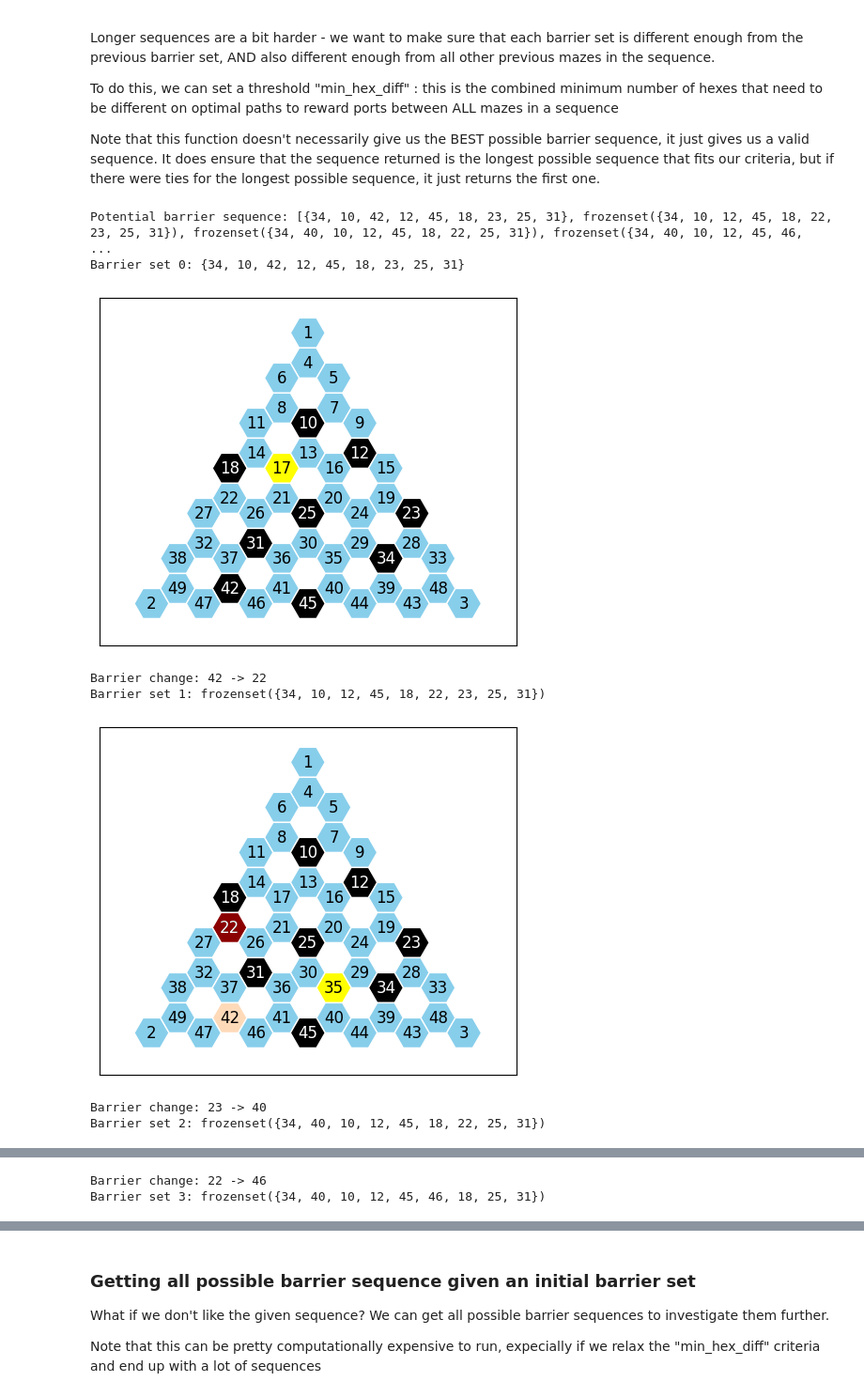
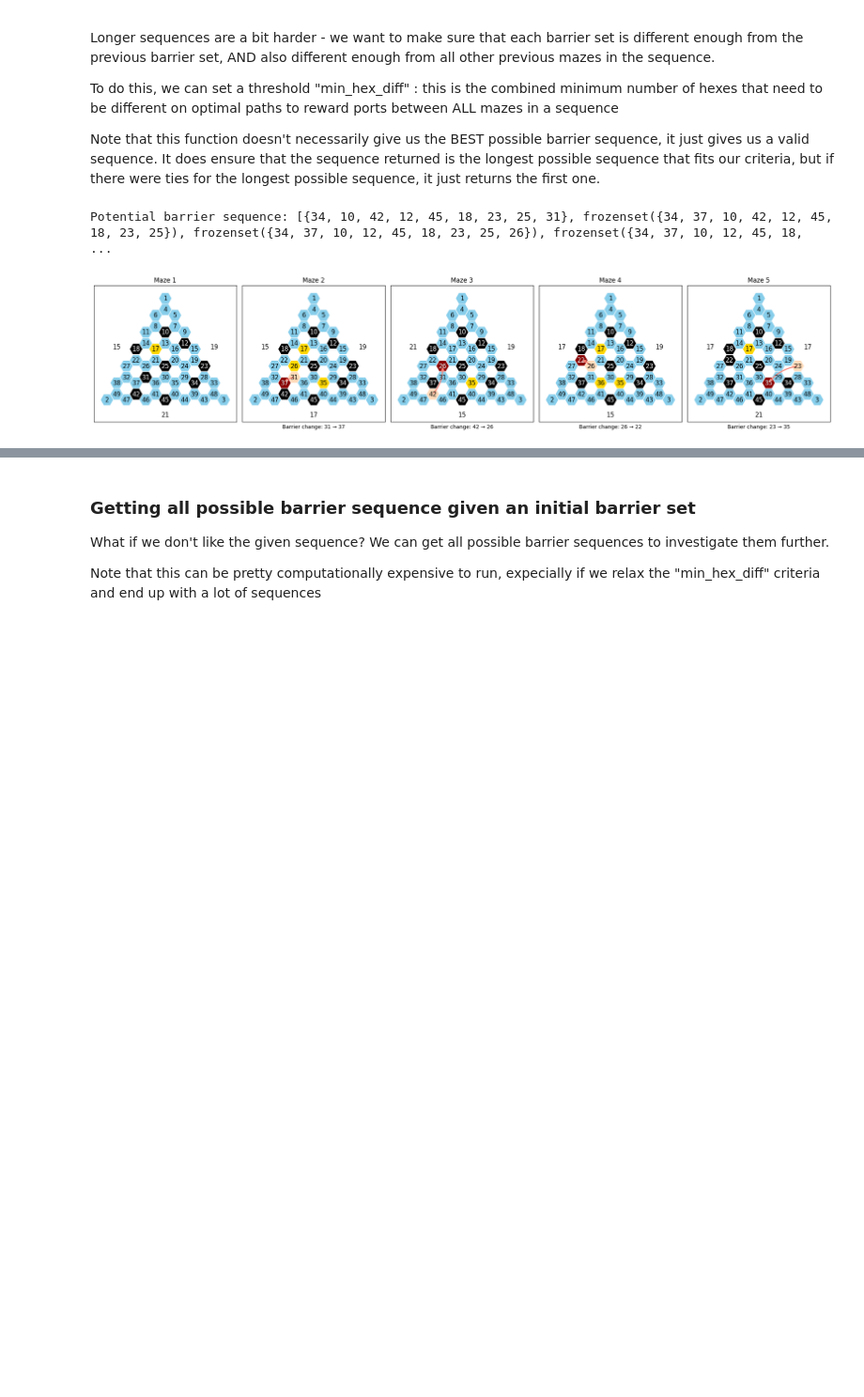
Before and after one commit to calderast/Hex-maze, a Jupyter notebook: Tutorials/Generate_Barrier_Sequence_Database_OLD.ipynb, the cells around one changed output, grey strips where cells are left out. Shown at 94% size. Drawn from its saved outputs; the diff is of its cells as text; code cells hidden in the pictures; blank space fills up the shorter version.

```diff
--- a/Tutorials/Generate_Barrier_Sequence_Database_OLD.ipynb
+++ b/Tutorials/Generate_Barrier_Sequence_Database_OLD.ipynb
@@ -74,21 +73,15 @@ Note that this function doesn't necessarily give us the BEST possible barrier se
 # %%
 from hex_maze_utils import get_barrier_sequence, plot_barrier_change_sequence
 
 original_barriers = {34, 10, 42, 12, 45, 18, 23, 25, 31}
 
 # Given a set of original barriers, get a potential barrier sequence
-barrier_sequence = get_barrier_sequence(df, original_barriers, min_hex_diff=20, max_sequence_length=5)
+barrier_sequence = get_barrier_sequence(df, original_barriers, min_hex_diff=10, max_sequence_length=5)
 
 print(f"Potential barrier sequence: {barrier_sequence}")
 
 # Plot all of the mazes in the sequence
-plot_barrier_change_sequence(barrier_sequence)
+plot_barrier_change_sequence(barrier_sequence, same_plot=True)
 # %% [output]
-Potential barrier sequence: [{34, 10, 42, 12, 45, 18, 23, 25, 31}, frozenset({34, 10, 12, 45, 18, 22, 23, 25, 31}), frozenset({34, 40, 10, 12, 45, 18, 22, 25, 31}), frozenset({34, 40, 10, 12, 45, 46,  ...
-Barrier set 0: {34, 10, 42, 12, 45, 18, 23, 25, 31}
+Potential barrier sequence: [{34, 10, 42, 12, 45, 18, 23, 25, 31}, frozenset({34, 37, 10, 42, 12, 45, 18, 23, 25}), frozenset({34, 37, 10, 12, 45, 18, 23, 25, 26}), frozenset({34, 37, 10, 12, 45, 18,  ...
-[figure, old version]
+[figure, new version]
-Barrier change: 42 -> 22
-Barrier set 1: frozenset({34, 10, 12, 45, 18, 22, 23, 25, 31})
-[figure, removed]
-Barrier change: 23 -> 40
-Barrier set 2: frozenset({34, 40, 10, 12, 45, 18, 22, 25, 31})
@@ -96,2 +87,0 @@ Barrier set 2: frozenset({34, 40, 10, 12, 45, 18, 22, 25, 31})
-Barrier change: 22 -> 46
-Barrier set 3: frozenset({34, 40, 10, 12, 45, 46, 18, 25, 31})
```
Also changed, not shown: parts of 5 cells of this notebook, 8 other files.
